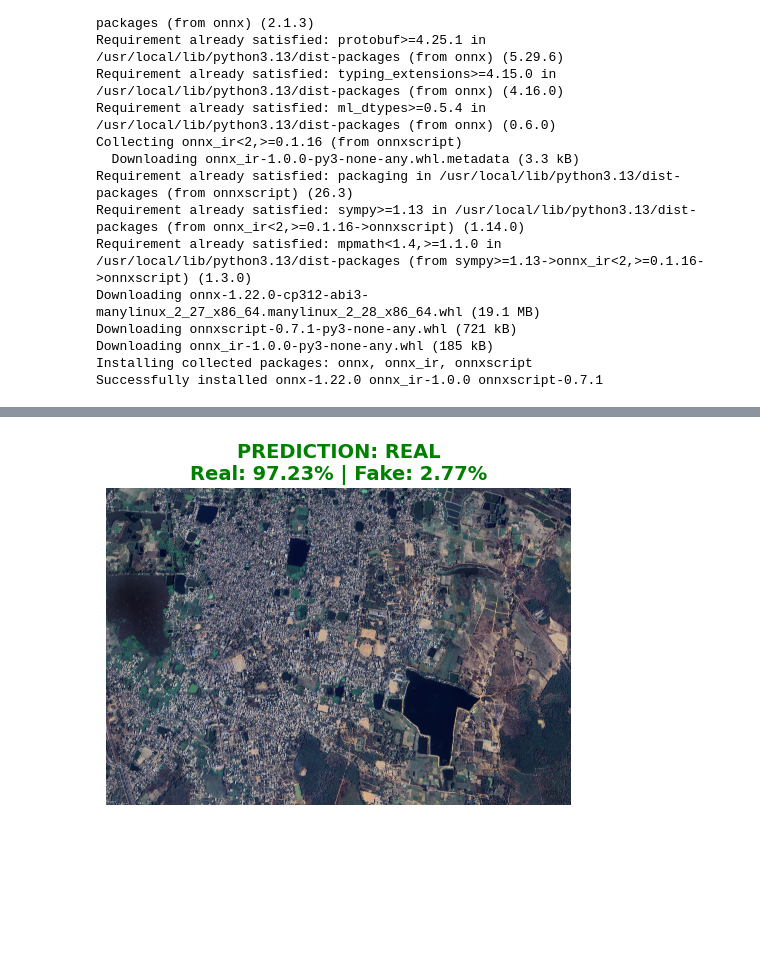
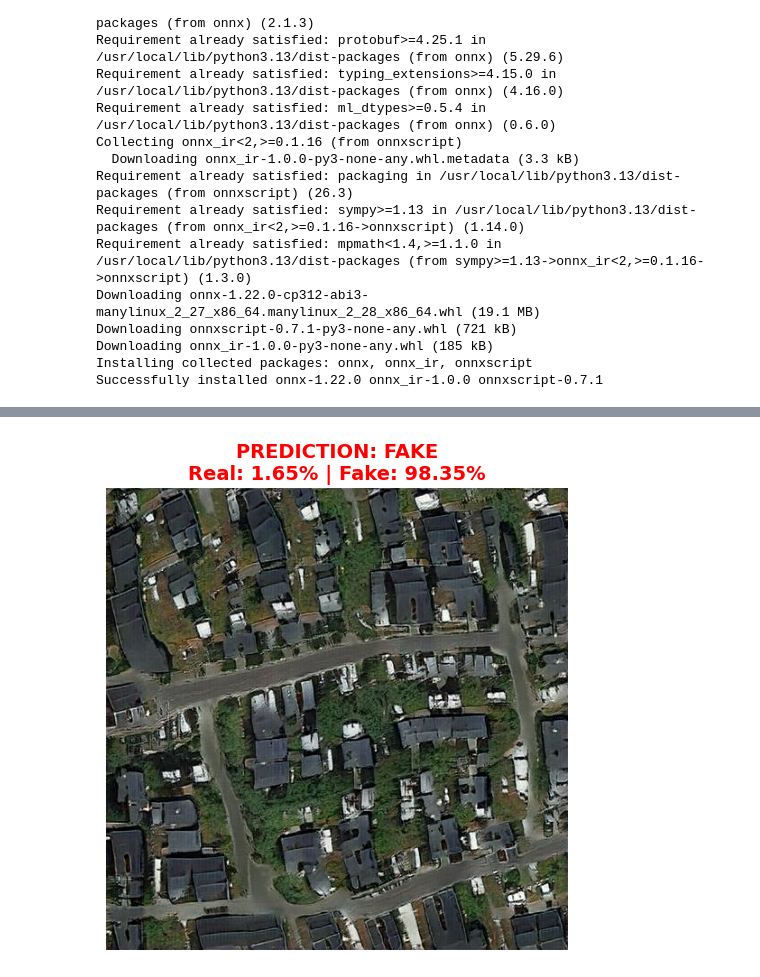
Before and after one commit to quasarx-snips/sih, a Jupyter notebook: neural_models/g1brain.ipynb, the cells around one changed output, grey strips where cells are left out. Drawn from its saved outputs; the diff is of its cells as text; code cells hidden in the pictures; blank space fills up the shorter version.

Commit message:
Finalized model of Brain_1

```diff
--- a/neural_models/g1brain.ipynb
+++ b/neural_models/g1brain.ipynb
@@ -181,28 +189,28 @@ ONNX exported as: orbitaltrust_brain.onnx
 # %%
+#TESTINGGGG
+
 import torch
 import timm
 from PIL import Image
 import torchvision.transforms as T
 import torch.nn.functional as F
 import matplotlib.pyplot as plt
-
-# 1. Device Setup & Load 90% Model
 device = torch.device('cuda' if torch.cuda.is_available() else 'cpu')
 model = timm.create_model('efficientnet_b0', pretrained=False, num_classes=2)
 model.load_state_dict(torch.load("orbitaltrust_brain.pth", map_location=device))
 model = model.to(device)
 model.eval()
 
-class_names = ['FAKE', 'REAL']  # ImageFolder default mapping
+class_names = ['FAKE', 'REAL']
 
-# 2. Preprocessing Transform
+#necessary transformations
 transform = T.Compose([
     T.Resize((256, 256)),
     T.ToTensor(),
     T.Normalize(mean=[0.485, 0.456, 0.406], std=[0.229, 0.224, 0.225])
 ])
 
-# 3. Single Image Testing Function
+#function to test images
 def test_single_image(image_path):
     try:
         raw_img = Image.open(image_path).convert('RGB')
@@ -229,6 +237,7 @@ def test_single_image(image_path):
 
     except FileNotFoundError:
         print(f"File '{image_path}' not found! Check the filename in Colab files sidebar.")
-test_single_image("urban_1.jpg")
-# %% [output]
-[figure, removed]
+# %%
+test_single_image("000000042.jpg")
+# %% [output]
+[figure, added]
```
Also changed, not shown: parts of 10 cells of this notebook.
